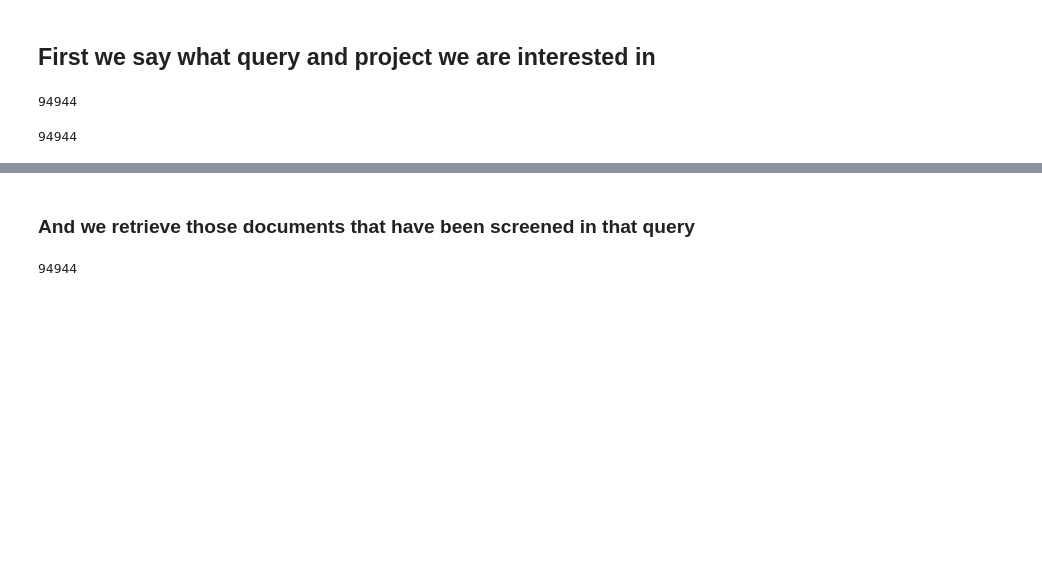
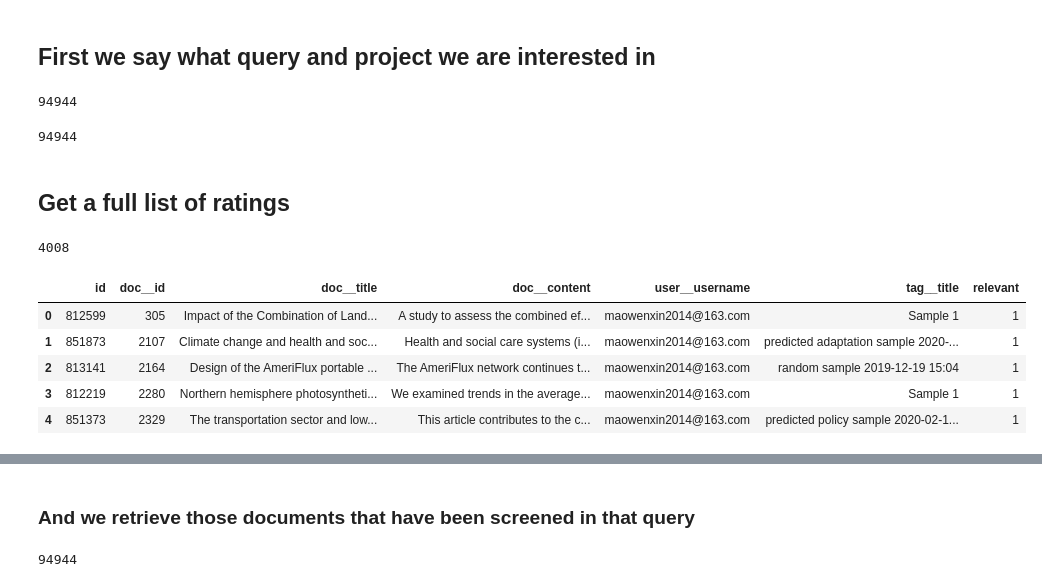
Before and after one commit to mcc-apsis/climate-policy-map, a Jupyter notebook: active_learning.ipynb, the cells around one changed output, grey strips where cells are left out. Cells and saved outputs as stored; diff of their text form; code cells hidden in the pictures; blank space fills up the shorter version.

```diff
--- a/active_learning.ipynb
+++ b/active_learning.ipynb
@@ -62,3 +62,43 @@ q.r_count
 # %% [output]
 94944
 94944
+# %% [markdown]
+## Get a full list of ratings
+# %%
+cat_refs = {}
+annotations = {}
+for c in Category.objects.filter(project=p).order_by('level','name'):
+    if "<hidden>" in c.name:
+        continue
+    cat_refs[c.name] = DocUserCat.objects.filter(
+        doc = OuterRef('doc__pk'),
+        user = OuterRef('user__pk'),
+        category=c
+    )
+    annotations[c.name] = Exists(cat_refs[c.name])
+
+dos = DocOwnership.objects.filter(
+    tag__query=q, relevant__gt=0
+).annotate(**annotations)
+
+print(dos.count())
+
+cols = ['doc__id','doc__title','doc__content','user__username','tag__title','relevant'] + list(annotations.keys())
+df = pd.DataFrame.from_dict(dos.values(*cols))[cols].sort_values('doc__id').reset_index(drop=True)*1
+df.to_csv('data/doc_ratings.csv',index=False)
+# %% [output]
+4008
+# %%
+dos = DocOwnership.objects.filter(
+    tag__query=q, relevant__gt=0
+)
+cols = ['id','doc__id','doc__title','doc__content','user__username','tag__title','relevant']
+df = pd.DataFrame.from_dict(dos.values(*cols))[cols].sort_values('doc__id').reset_index(drop=True)*1
+df.head()
+# %% [output]
+|  | id | doc__id | doc__title | doc__content | user__username | tag__title | relevant |
+| 0 | 812599 | 305 | Impact of the Combination of Land... | A study to assess the combined ef... | maowenxin2014@163.com | Sample 1 | 1 |
+| 1 | 851873 | 2107 | Climate change and health and soc... | Health and social care systems (i... | maowenxin2014@163.com | predicted adaptation sample 2020-... | 1 |
+| 2 | 813141 | 2164 | Design of the AmeriFlux portable ... | The AmeriFlux network continues t... | maowenxin2014@163.com | random sample 2019-12-19 15:04 | 1 |
+| 3 | 812219 | 2280 | Northern hemisphere photosyntheti... | We examined trends in the average... | maowenxin2014@163.com | Sample 1 | 1 |
+| 4 | 851373 | 2329 | The transportation sector and low... | This article contributes to the c... | maowenxin2014@163.com | predicted policy sample 2020-02-1... | 1 |
```
Also changed, not shown: parts of 17 cells of this notebook, 1 other file.
